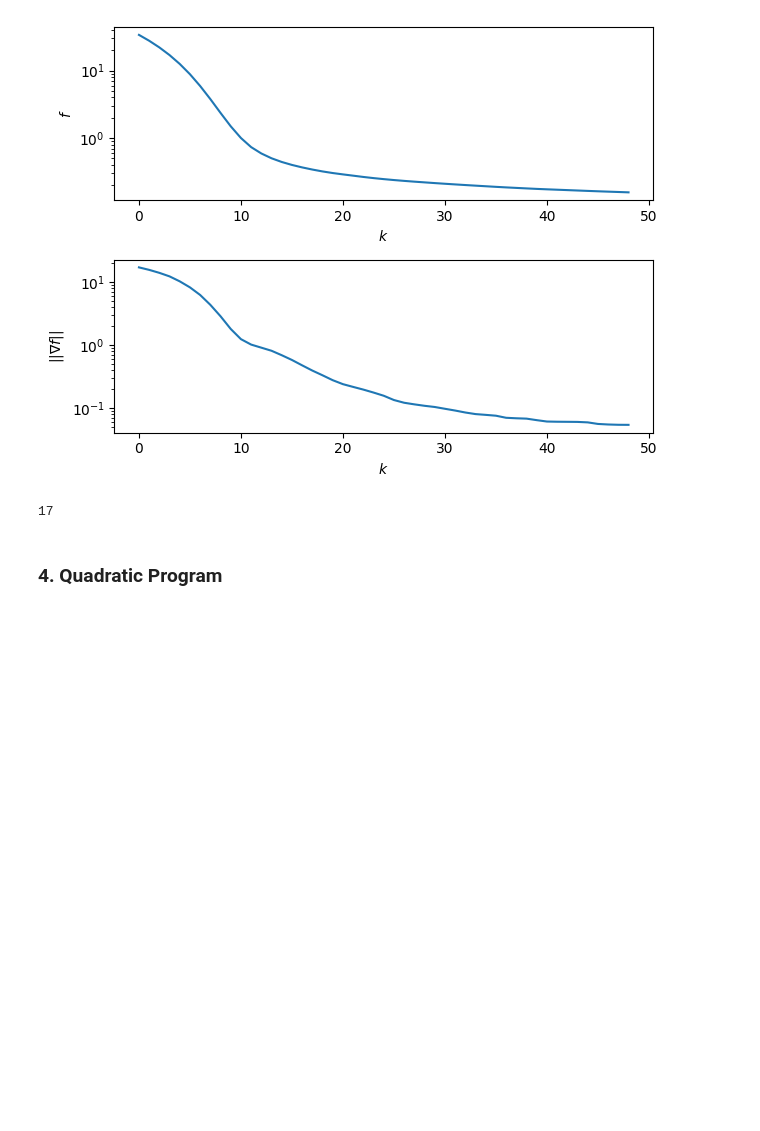
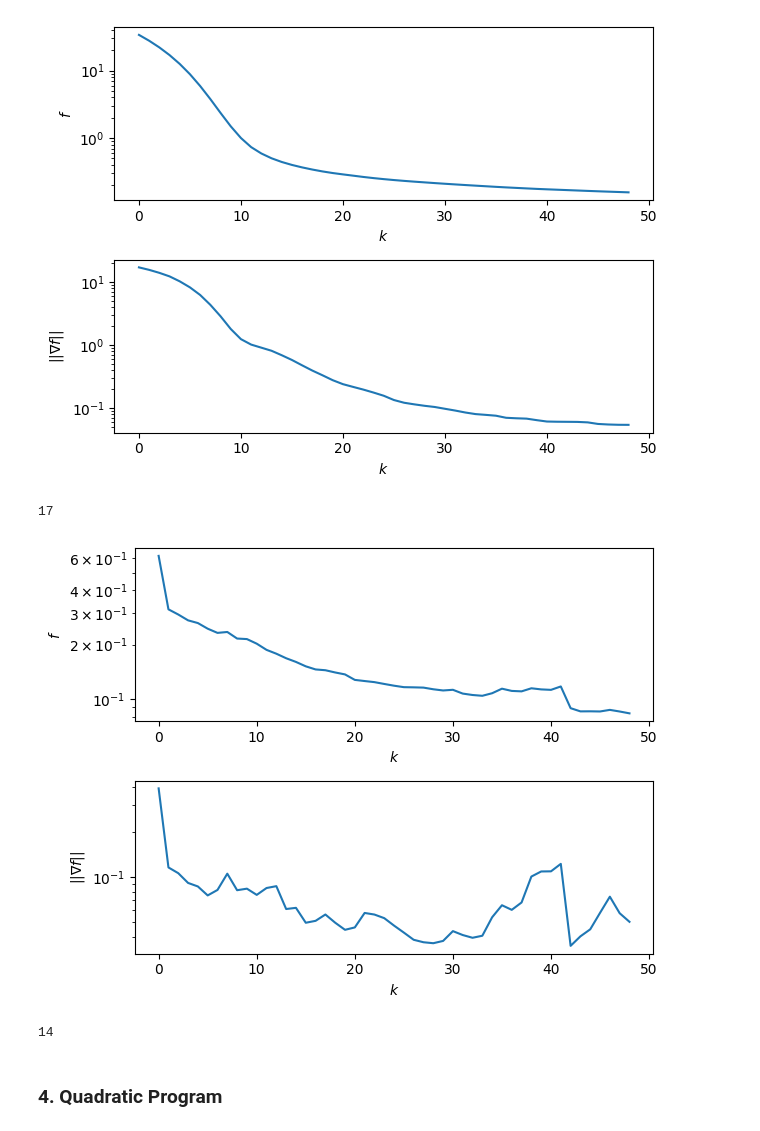
Before and after one commit to elijahkin/amsc660, a Jupyter notebook: hw13/hw13.ipynb, the cells around one changed output. Saved outputs shown, nothing was run; the diff lists cells and outputs as text; code cells hidden in the pictures; blank space fills up the shorter version.

```diff
--- a/hw13/hw13.ipynb
+++ b/hw13/hw13.ipynb
@@ -200,7 +228,7 @@ def stochastic_nesterov():
 ### 1. (b) Deterministic & Stochastic Adam
 # %%
 # Adam as described in its original paper (https://arxiv.org/pdf/1412.6980)
-def adam(loss, grad, theta, iters, alpha=1e-1, beta_1=0.9, beta_2=0.999, epsilon=1e-8):
+def adam(theta, iters, alpha=1e-1, beta_1=0.9, beta_2=0.999, epsilon=1e-8):
   m = np.zeros_like(theta)
   v = np.zeros_like(theta)
   losses = []
@@ -220,7 +248,7 @@ def adam(loss, grad, theta, iters, alpha=1e-1, beta_1=0.9, beta_2=0.999, epsilon
 # %%
 d = 20
 w = np.ones(d * d + d + 1)
-w, losses, grad_norms = adam(myloss, mygrad, w, 50)
+w, losses, grad_norms = adam(w, 50)
 plot_convergence(losses, grad_norms)
 
 test = myq(X_test, lbl_test, w)
@@ -229,9 +257,37 @@ print(len(misses))
 # %% [output]
 [figure]
 17
-# %%
-def stochastic_adam():
-  return
+# %%
+def stochastic_adam(theta, epochs, batch_size, alpha=1e-1, beta_1=0.9, beta_2=0.999, epsilon=1e-8):
+  m = np.zeros_like(theta)
+  v = np.zeros_like(theta)
+  losses = []
+  grad_norms = []
+
+  for t in tqdm(range(1, epochs)):
+    for _ in range(len(theta) // batch_size):
+      g = grad_batch(theta, batch_size)
+      m = beta_1 * m + (1 - beta_1) * g
+      v = beta_2 * v + (1 - beta_2) * g**2
+      m_hat = m / (1 - beta_1**t)
+      v_hat = v / (1 - beta_2**t)
+      theta = theta - alpha * m_hat / (np.sqrt(v_hat) + epsilon)
+
+    losses.append(loss(theta))
+    grad_norms.append(np.linalg.norm(grad(theta)))
+  return theta, losses, grad_norms
+# %%
+d = 20
+w = np.ones(d * d + d + 1)
+w, losses, grad_norms = stochastic_adam(w, 50, 20, alpha=5e-2)
+plot_convergence(losses, grad_norms)
+
+test = myq(X_test, lbl_test, w)
+misses = np.argwhere(test < 0)
+print(len(misses))
+# %% [output]
+[figure, added]
+14
 # %% [markdown]
 ### 4. Quadratic Program
 # %%
```
Also changed, not shown: parts of 7 cells of this notebook.
